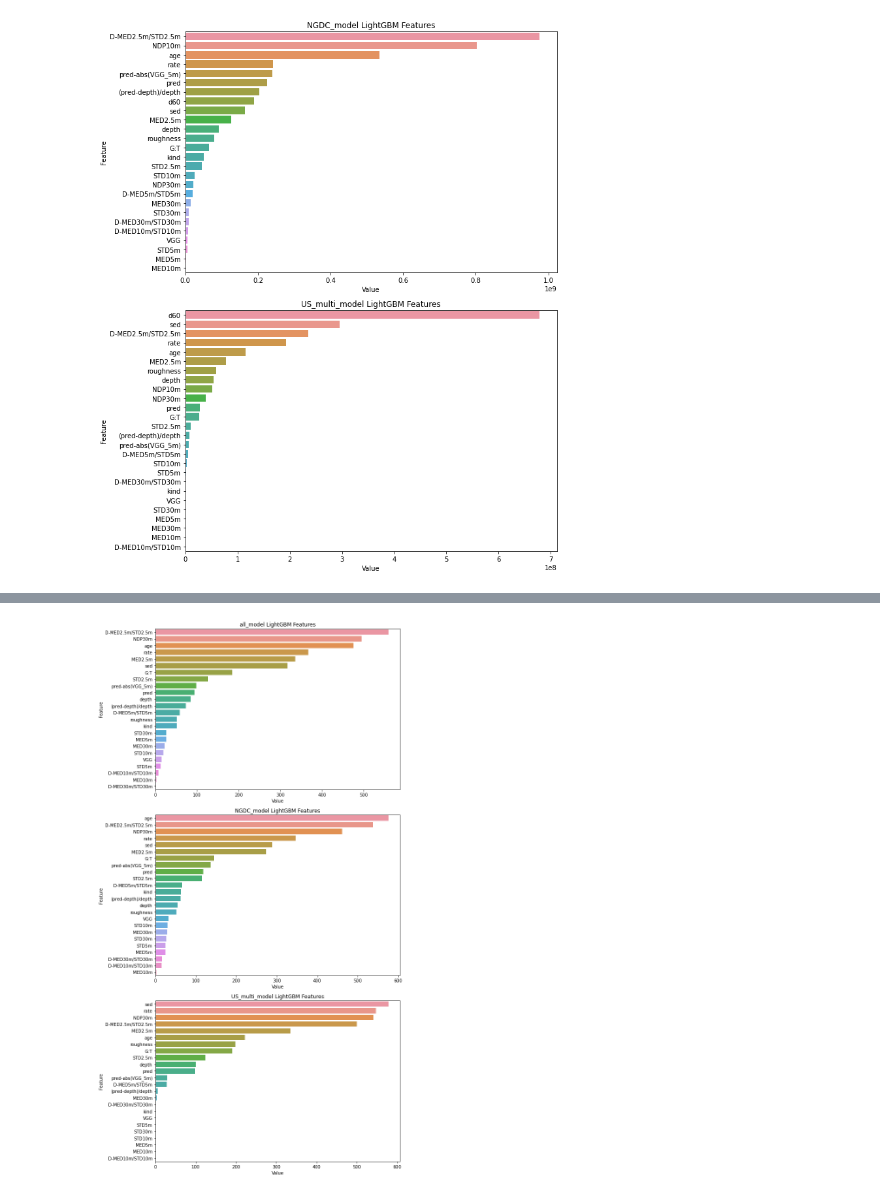
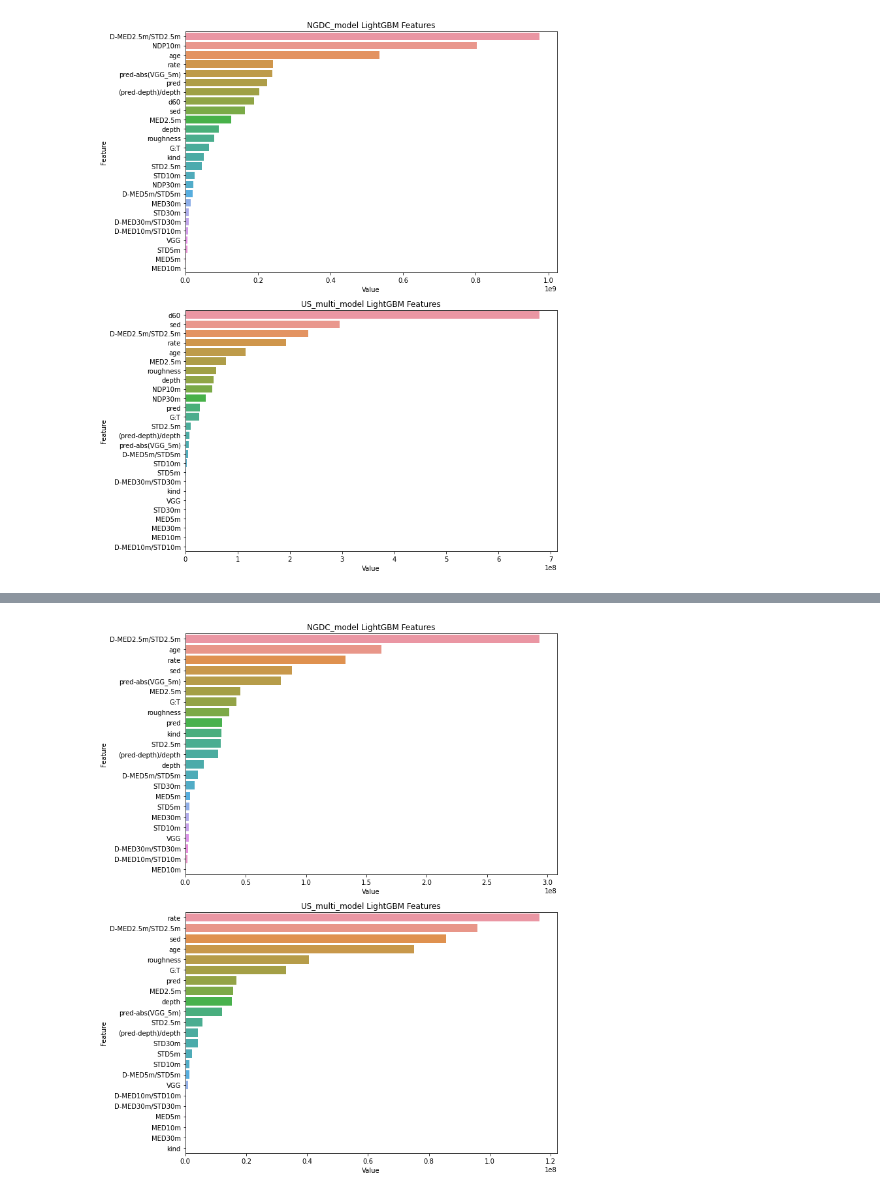
Before and after one commit to arapat/bathymetry, a Jupyter notebook: analysis/02_parameter_tweaks/feature-importance.ipynb, the cells around one changed output, grey strips where cells are left out. Cells and saved outputs as stored; diff of their text form; code cells hidden in the pictures.

```diff
--- a/analysis/02_parameter_tweaks/feature-importance.ipynb
+++ b/analysis/02_parameter_tweaks/feature-importance.ipynb
@@ -133,8 +88,8 @@ plot_ftr_importance(models,features)
 # %%
 features = make_feature_list()
-features = remove_feature_from_list(features,['lat','lon','year','d10','d20','d60','NDP2.5m','NDP5m','NDP10m'])
-base_path = "/swot2/features/MODEL_RUNS/12_NO_NDP10/train-test-split"
+features = remove_feature_from_list(features,['lat','lon','year','d10','d20','d60','NDP2.5m','NDP5m','NDP10m','NDP30m'])
+base_path = "/swot2/features/MODEL_RUNS/13_NO_NDP30/learning_rate"
 models = get_models(base_path)
 plot_ftr_importance(models,features)
 # %% [output]
-[figure, old version]
+[figure, new version]
```
Also changed, not shown: parts of 28 cells of this notebook, 8 other files.
